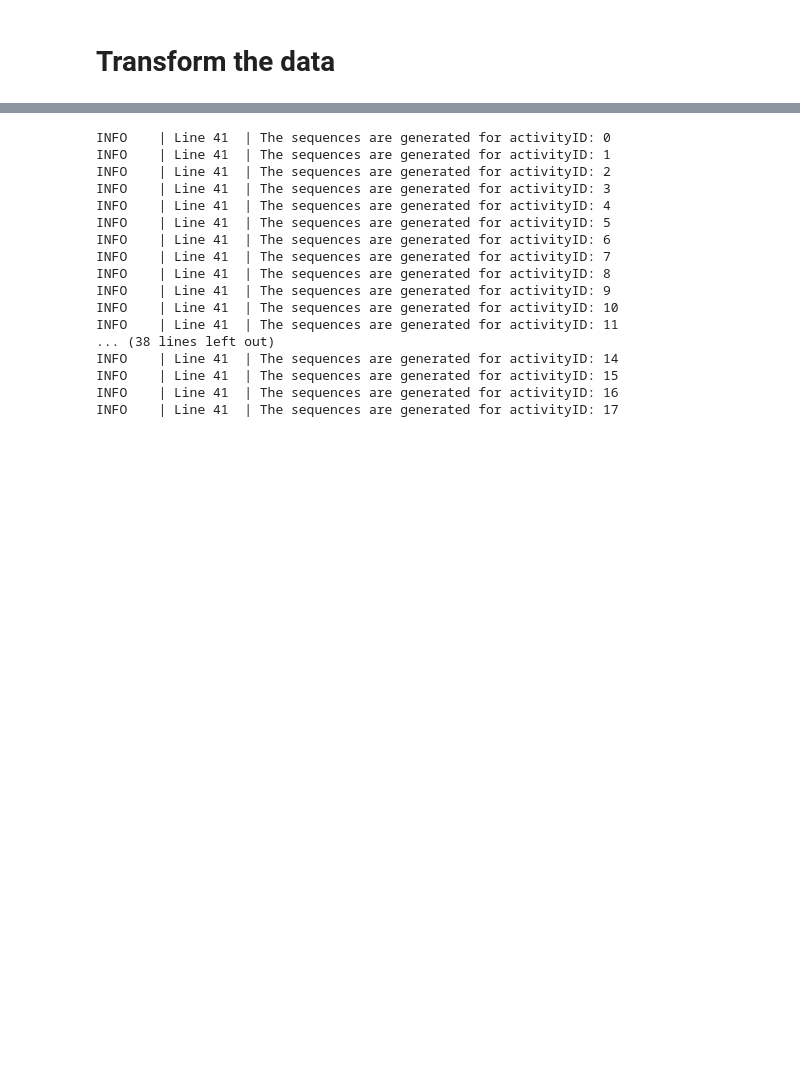
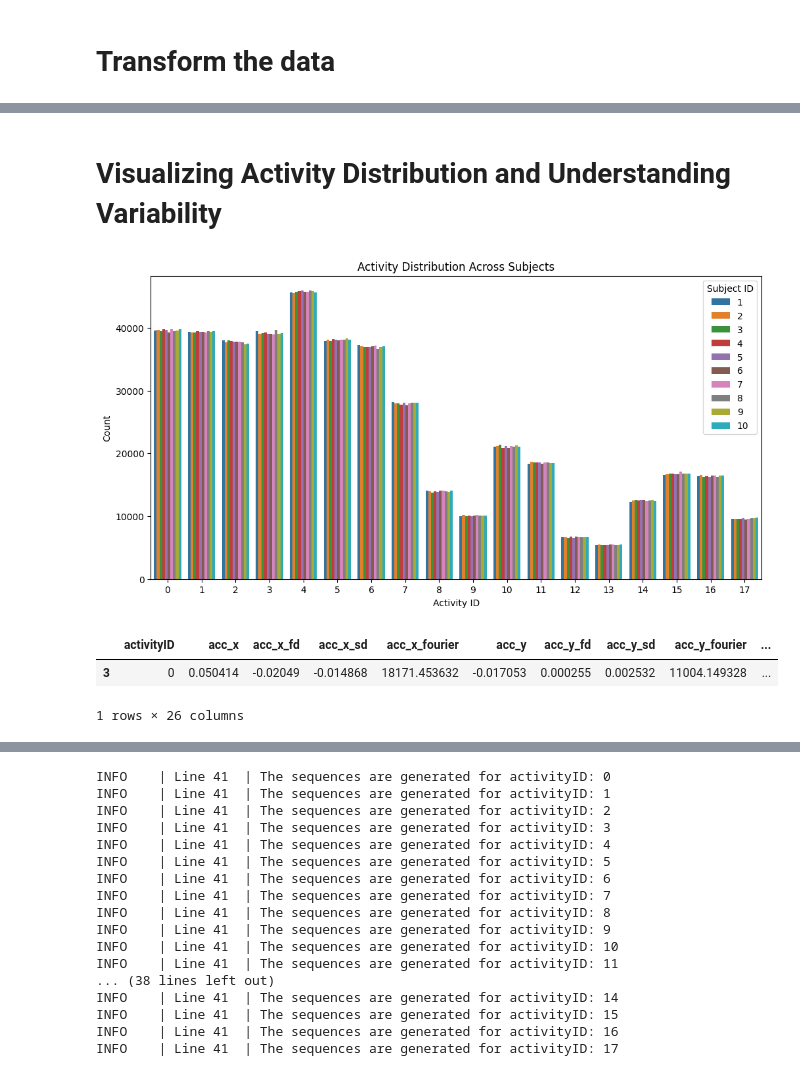
Before and after one commit to THANU16/24-FYP-XAI-HAR, a Jupyter notebook: har_model/ku-har/using-kuhar-afterFixedFindBestModel.ipynb, the cells around one changed output, grey strips where cells are left out. Cells and saved outputs as stored; diff of their text form; code cells hidden in the pictures; blank space fills up the shorter version.

```diff
--- a/har_model/ku-har/using-kuhar-afterFixedFindBestModel.ipynb
+++ b/har_model/ku-har/using-kuhar-afterFixedFindBestModel.ipynb
@@ -575,0 +632,25 @@ Length: 156, dtype: int64
+# %% [markdown]
+# Visualizing Activity Distribution and Understanding Variability
+# %%
+import matplotlib.pyplot as plt
+import seaborn as sns
+
+# Create a DataFrame from your groupby result
+activity_distribution = train_df.groupby(['activityID', 'subjectID']).size().reset_index(name='count')
+
+# Plotting
+plt.figure(figsize=(12, 6))
+sns.barplot(data=activity_distribution, x='activityID', y='count', hue='subjectID')
+plt.title('Activity Distribution Across Subjects')
+plt.xlabel('Activity ID')
+plt.ylabel('Count')
+plt.legend(title='Subject ID')
+plt.show()
+# %% [output]
+[figure, added]
+# %%
+train_df[3:4]
+# %% [output]
+|  | activityID | acc_x | acc_x_fd | acc_x_sd | acc_x_fourier | acc_y | acc_y_fd | acc_y_sd | acc_y_fourier | ... |
+| 3 | 0 | 0.050414 | -0.02049 | -0.014868 | 18171.453632 | -0.017053 | 0.000255 | 0.002532 | 11004.149328 | ... |
+1 rows × 26 columns
```
Also changed, not shown: parts of 20 cells of this notebook.
